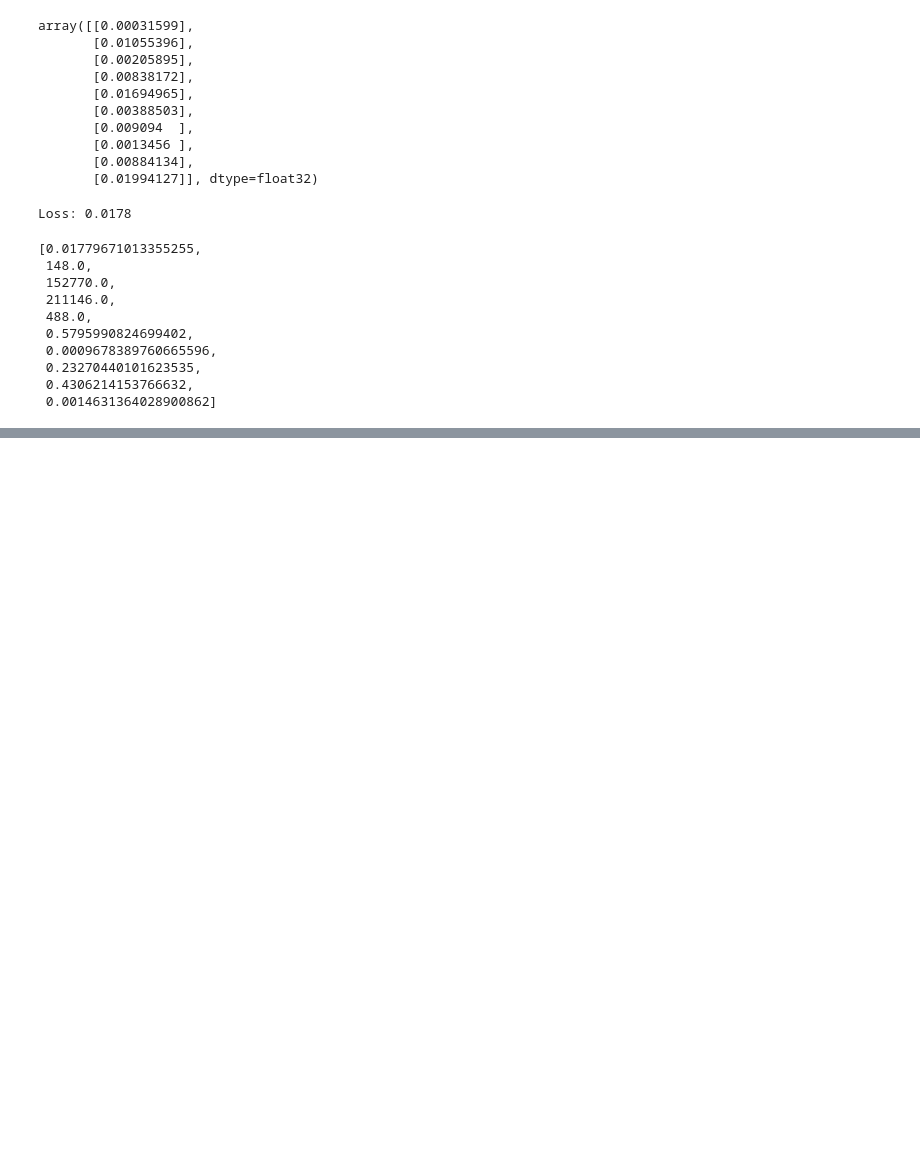
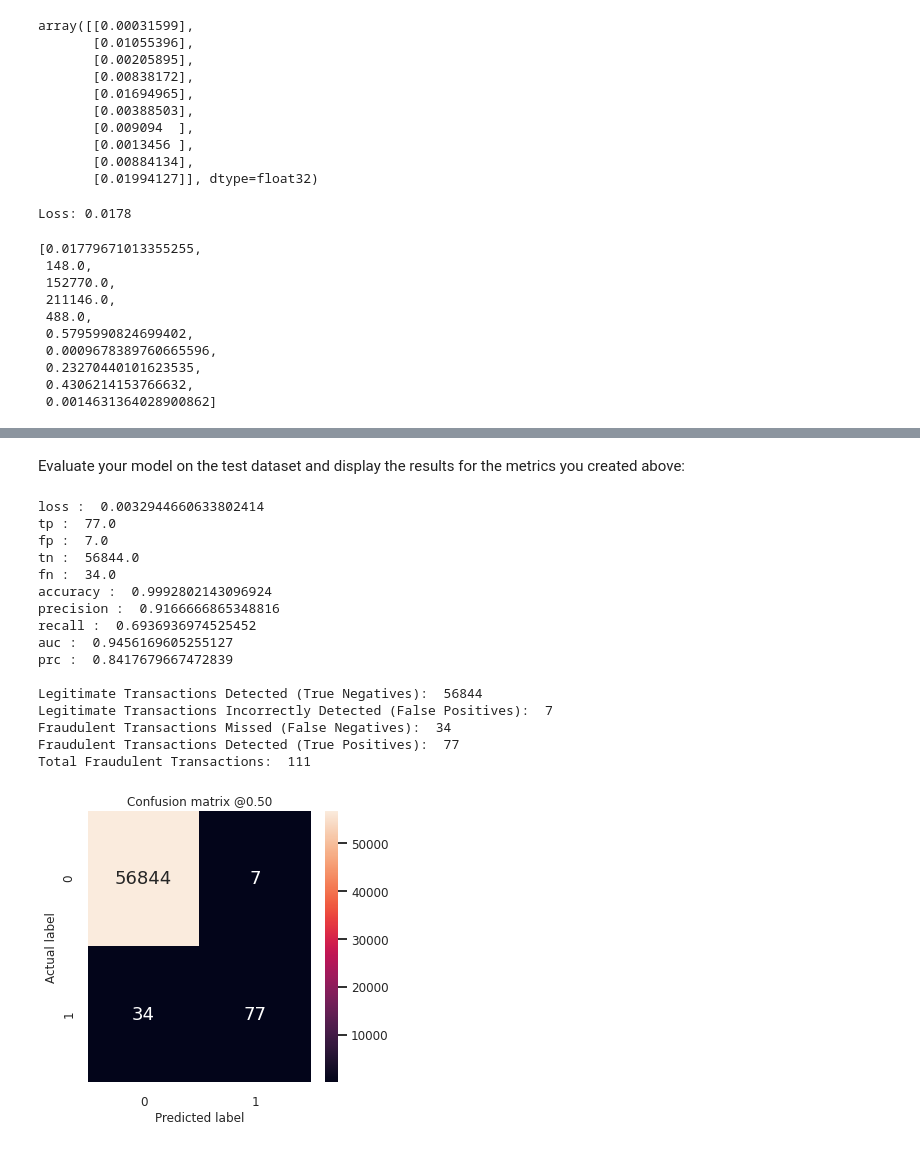
Before and after one commit to danielnguyen-datastudy/Keras-Imbalanced-Data-Detecting-Fraudulent-Transactions, a Jupyter notebook: Keras-Imbalanced-Data-Detecting-Fraudulent-Transactions.ipynb, the cells around one changed output, grey strips where cells are left out. Cells and saved outputs as stored; diff of their text form; code cells hidden in the pictures; blank space fills up the shorter version.

```diff
--- a/Keras-Imbalanced-Data-Detecting-Fraudulent-Transactions.ipynb
+++ b/Keras-Imbalanced-Data-Detecting-Fraudulent-Transactions.ipynb
@@ -350,0 +465,45 @@ results
+# %%
+train_predictions_baseline = model.predict(train_features, batch_size=BATCH_SIZE)
+test_predictions_baseline = model.predict(test_features, batch_size=BATCH_SIZE)
+# %%
+def plot_cm(labels, predictions, p=0.5):
+  cm = confusion_matrix(labels, predictions > p)
+  plt.figure(figsize=(5,5))
+  sns.heatmap(cm, annot=True, fmt="d")
+  plt.title('Confusion matrix @{:.2f}'.format(p))
+  plt.ylabel('Actual label')
+  plt.xlabel('Predicted label')
+
+  print('Legitimate Transactions Detected (True Negatives): ', cm[0][0])
+  print('Legitimate Transactions Incorrectly Detected (False Positives): ', cm[0][1])
+  print('Fraudulent Transactions Missed (False Negatives): ', cm[1][0])
+  print('Fraudulent Transactions Detected (True Positives): ', cm[1][1])
+  print('Total Fraudulent Transactions: ', np.sum(cm[1]))
+# %% [markdown]
+Evaluate your model on the test dataset and display the results for the metrics you created above:
+# %%
+baseline_results = model.evaluate(test_features, test_labels,
+                                  batch_size=BATCH_SIZE, verbose=0)
+for name, value in zip(model.metrics_names, baseline_results):
+  print(name, ': ', value)
+print()
+
+plot_cm(test_labels, test_predictions_baseline)
+# %% [output]
+loss :  0.0032944660633802414
+tp :  77.0
+fp :  7.0
+tn :  56844.0
+fn :  34.0
+accuracy :  0.9992802143096924
+precision :  0.9166666865348816
+recall :  0.6936936974525452
+auc :  0.9456169605255127
+prc :  0.8417679667472839
+
+Legitimate Transactions Detected (True Negatives):  56844
+Legitimate Transactions Incorrectly Detected (False Positives):  7
+Fraudulent Transactions Missed (False Negatives):  34
+Fraudulent Transactions Detected (True Positives):  77
+Total Fraudulent Transactions:  111
+[figure, added]
```
Also changed, not shown: parts of 68 cells of this notebook.
